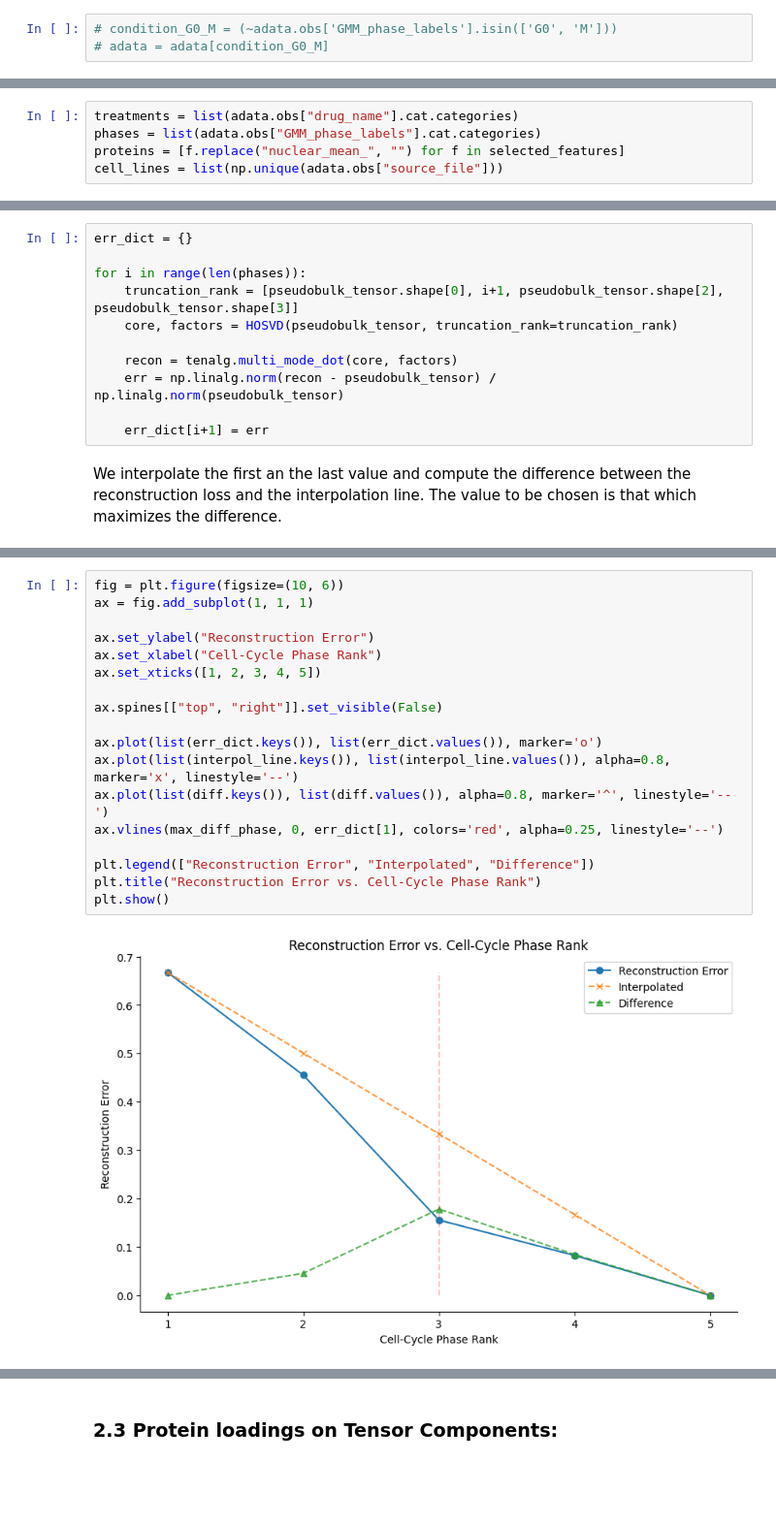
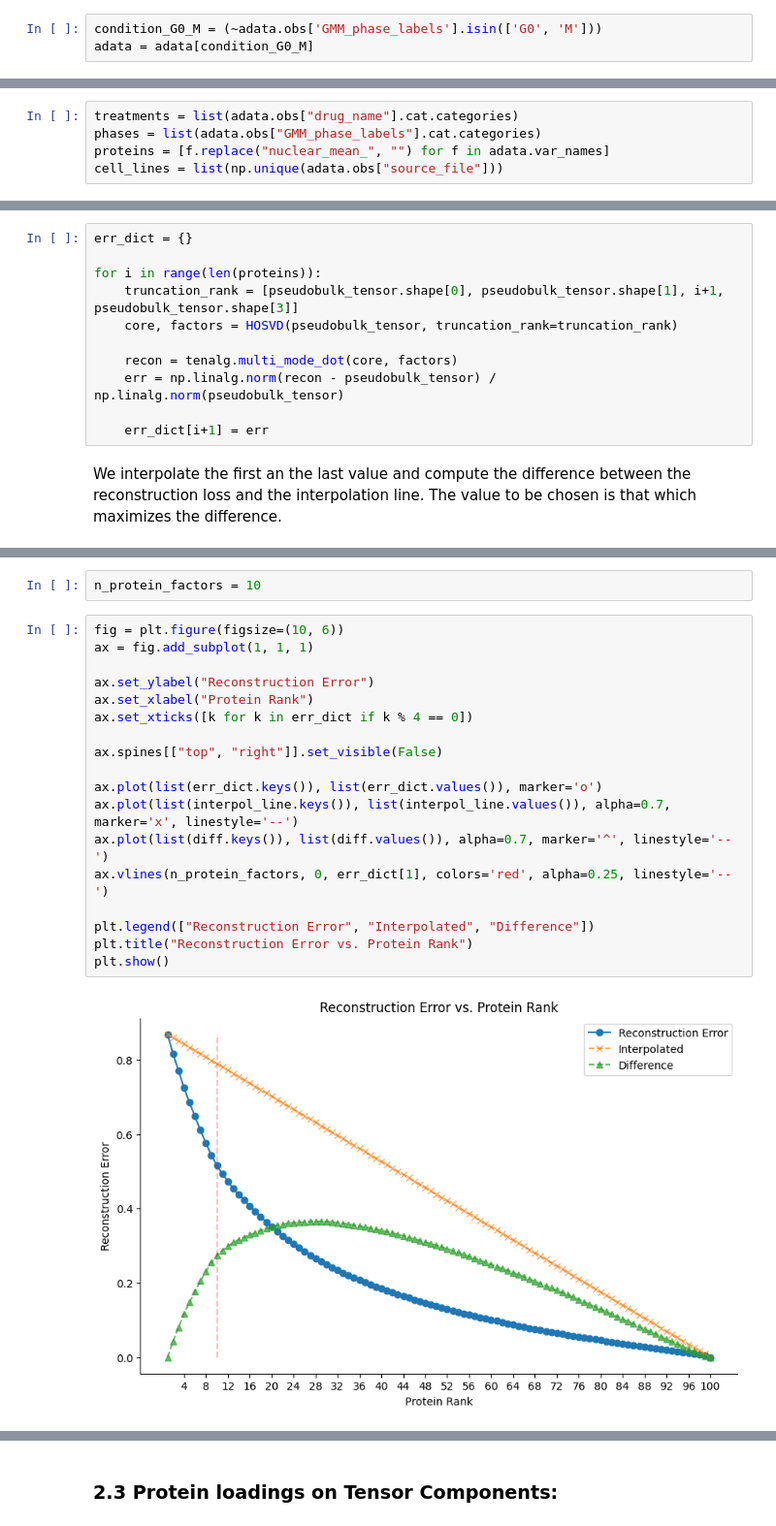
Before and after one commit to kaiwycik/tensors_and_cell_cycles, a Jupyter notebook: code/playground/playground_2.ipynb, the cells around one changed output, grey strips where cells are left out. Shown at 97% size. Drawn from its saved outputs; the diff is of its cells as text; blank space fills up the shorter version.

```diff
--- a/code/playground/playground_2.ipynb
+++ b/code/playground/playground_2.ipynb
@@ -183,8 +192,8 @@ pd.DataFrame(adata.X, columns=adata.var_names, index=adata.obs_names)
 # %% [markdown]
 (Optionally:) Exclude phases G0 and M from our data set:
 # %%
-# condition_G0_M = (~adata.obs['GMM_phase_labels'].isin(['G0', 'M']))
-# adata = adata[condition_G0_M]
+condition_G0_M = (~adata.obs['GMM_phase_labels'].isin(['G0', 'M']))
+adata = adata[condition_G0_M]
 # %%
 import phate
 
@@ -345,7 +356,7 @@ Example pseudobulk values for the first protein (HES1), in fist cell-line:
 # %%
 treatments = list(adata.obs["drug_name"].cat.categories)
 phases = list(adata.obs["GMM_phase_labels"].cat.categories)
-proteins = [f.replace("nuclear_mean_", "") for f in selected_features]
+proteins = [f.replace("nuclear_mean_", "") for f in adata.var_names]
 cell_lines = list(np.unique(adata.obs["source_file"]))
 # %%
 def HOSVD(tensor, truncation_rank=None):
@@ -375,8 +386,8 @@ We consider first the cell-cycle rank. To do so, we compute Tucker decomposition
 # %%
 err_dict = {}
 
-for i in range(len(phases)):
-    truncation_rank = [pseudobulk_tensor.shape[0], i+1, pseudobulk_tensor.shape[2], pseudobulk_tensor.shape[3]]
+for i in range(len(proteins)):
+    truncation_rank = [pseudobulk_tensor.shape[0], pseudobulk_tensor.shape[1], i+1, pseudobulk_tensor.shape[3]]
     core, factors = HOSVD(pseudobulk_tensor, truncation_rank=truncation_rank)
 
     recon = tenalg.multi_mode_dot(core, factors)
@@ -400,20 +413,22 @@ Maximum difference at step 3: 0.1783395419964604
+# %%
+n_protein_factors = 10
 # %%
 fig = plt.figure(figsize=(10, 6))
 ax = fig.add_subplot(1, 1, 1)
 
 ax.set_ylabel("Reconstruction Error")
-ax.set_xlabel("Cell-Cycle Phase Rank")
-ax.set_xticks([1, 2, 3, 4, 5])
+ax.set_xlabel("Protein Rank")
+ax.set_xticks([k for k in err_dict if k % 4 == 0])
 
 ax.spines[["top", "right"]].set_visible(False)
 
 ax.plot(list(err_dict.keys()), list(err_dict.values()), marker='o')
-ax.plot(list(interpol_line.keys()), list(interpol_line.values()), alpha=0.8, marker='x', linestyle='--')
-ax.plot(list(diff.keys()), list(diff.values()), alpha=0.8, marker='^', linestyle='--')
-ax.vlines(max_diff_phase, 0, err_dict[1], colors='red', alpha=0.25, linestyle='--')
+ax.plot(list(interpol_line.keys()), list(interpol_line.values()), alpha=0.7, marker='x', linestyle='--')
+ax.plot(list(diff.keys()), list(diff.values()), alpha=0.7, marker='^', linestyle='--')
+ax.vlines(n_protein_factors, 0, err_dict[1], colors='red', alpha=0.25, linestyle='--')
 
 plt.legend(["Reconstruction Error", "Interpolated", "Difference"])
-plt.title("Reconstruction Error vs. Cell-Cycle Phase Rank")
+plt.title("Reconstruction Error vs. Protein Rank")
 plt.show()
 # %% [output]
-[figure, old version]
+[figure, new version]
```
Also changed, not shown: parts of 30 cells of this notebook.
